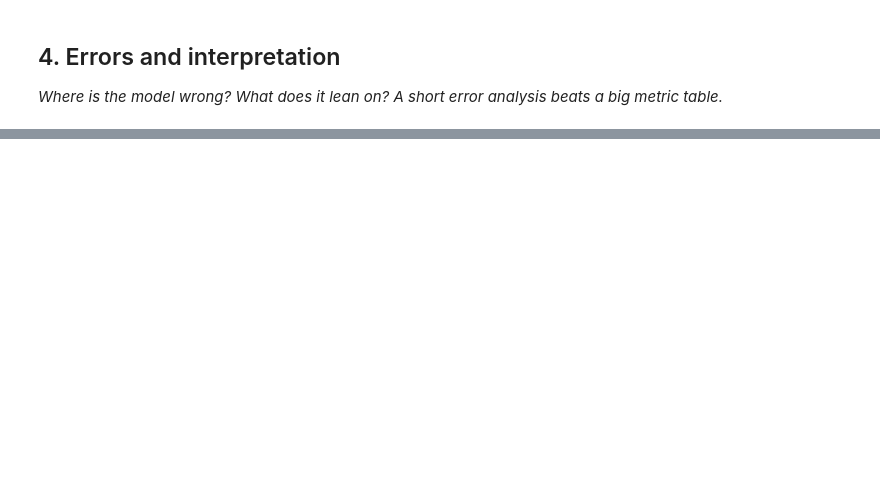
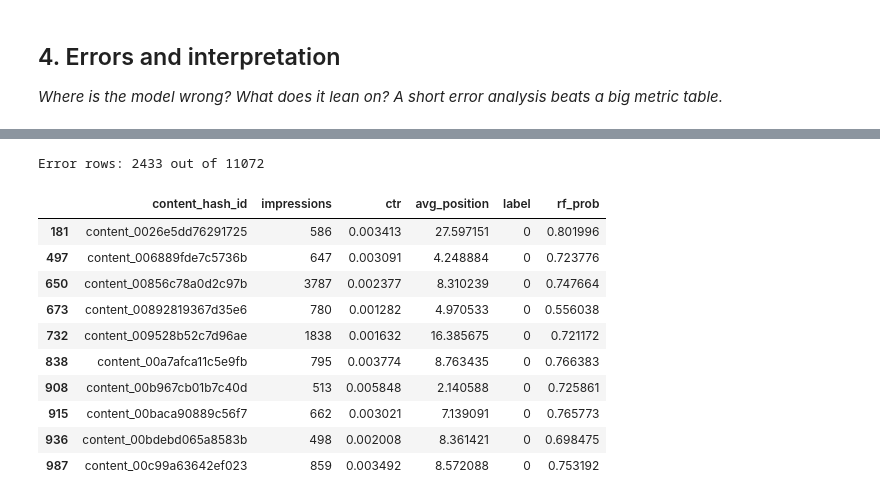
Before and after one commit to Abdul-Samad-17/FlyRank-Internship, a Jupyter notebook: work/notebooks/w05_model.ipynb, the cells around one changed output, grey strips where cells are left out. Drawn from its saved outputs; the diff is of its cells as text; code cells hidden in the pictures; blank space fills up the shorter version.

```diff
--- a/work/notebooks/w05_model.ipynb
+++ b/work/notebooks/w05_model.ipynb
@@ -13,3 +17,12 @@ This skeleton is yours to fill. Work the sections **in order** — each one has
 # %%
 # This cell is for CODE (numbers, a query, a check).
 # Write your text answer in the cell ABOVE this one — typing sentences here breaks Run All.
+import os, duckdb, pandas as pd, numpy as np
+from google.colab import userdata
+
+os.environ["HF_TOKEN"] = userdata.get("HF_TOKEN")
+con = duckdb.connect()
+con.sql("INSTALL httpfs; LOAD httpfs;")
+con.sql(f"""CREATE SECRET hf_token (TYPE huggingface, TOKEN '{os.environ["HF_TOKEN"]}');""")
+BASE = "hf://datasets/FlyRank/internship-warehouse"
+print("Setup done.")
@@ -22,0 +71,9 @@ This skeleton is yours to fill. Work the sections **in order** — each one has
+# %%
+rng = np.random.default_rng(42)
+clients = data["client_hash_id"].unique()
+test_clients = set(rng.choice(clients, size=max(1, int(len(clients)*0.2)), replace=False))
+
+train = data[~data["client_hash_id"].isin(test_clients)].copy()
+test = data[data["client_hash_id"].isin(test_clients)].copy()
+print("Train rows:", len(train), "| Test rows:", len(test))
+print("Train clients:", train["client_hash_id"].nunique(), "| Test clients:", test["client_hash_id"].nunique())
@@ -34,3 +140,6 @@ This skeleton is yours to fill. Work the sections **in order** — each one has
 # %%
 # This cell is for CODE (numbers, a query, a check).
 # Write your text answer in the cell ABOVE this one — typing sentences here breaks Run All.
+best_model = models["random_forest"]
+importances = pd.Series(best_model.feature_importances_, index=features).sort_values(ascending=False)
+print(importances)
@@ -36,0 +154,18 @@ This skeleton is yours to fill. Work the sections **in order** — each one has
+# %%
+test["rf_prob"] = best_model.predict_proba(X_test)[:,1]
+errors = test[(test["rf_prob"] > 0.5) != (test["label"] == 1)]
+print("Error rows:", len(errors), "out of", len(test))
+errors[["content_hash_id","impressions","ctr","avg_position","label","rf_prob"]].head(10)
+# %% [output]
+Error rows: 2433 out of 11072
+|  | content_hash_id | impressions | ctr | avg_position | label | rf_prob |
+| 181 | content_0026e5dd76291725 | 586 | 0.003413 | 27.597151 | 0 | 0.801996 |
+| 497 | content_006889fde7c5736b | 647 | 0.003091 | 4.248884 | 0 | 0.723776 |
+| 650 | content_00856c78a0d2c97b | 3787 | 0.002377 | 8.310239 | 0 | 0.747664 |
+| 673 | content_00892819367d35e6 | 780 | 0.001282 | 4.970533 | 0 | 0.556038 |
+| 732 | content_009528b52c7d96ae | 1838 | 0.001632 | 16.385675 | 0 | 0.721172 |
+| 838 | content_00a7afca11c5e9fb | 795 | 0.003774 | 8.763435 | 0 | 0.766383 |
+| 908 | content_00b967cb01b7c40d | 513 | 0.005848 | 2.140588 | 0 | 0.725861 |
+| 915 | content_00baca90889c56f7 | 662 | 0.003021 | 7.139091 | 0 | 0.765773 |
+| 936 | content_00bdebd065a8583b | 498 | 0.002008 | 8.361421 | 0 | 0.698475 |
+| 987 | content_00c99a63642ef023 | 859 | 0.003492 | 8.572088 | 0 | 0.753192 |
```
Also changed, not shown: parts of 13 cells of this notebook.
